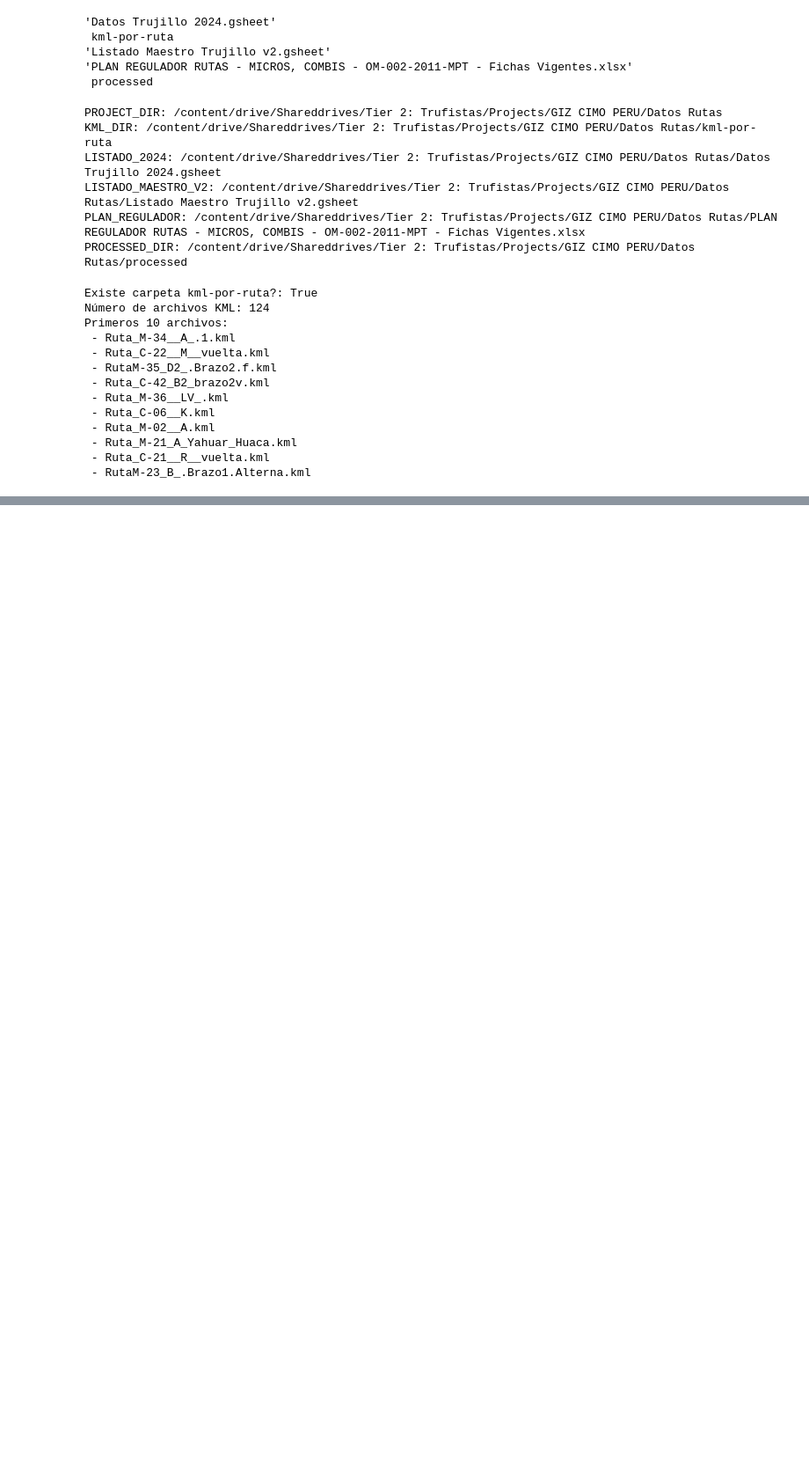
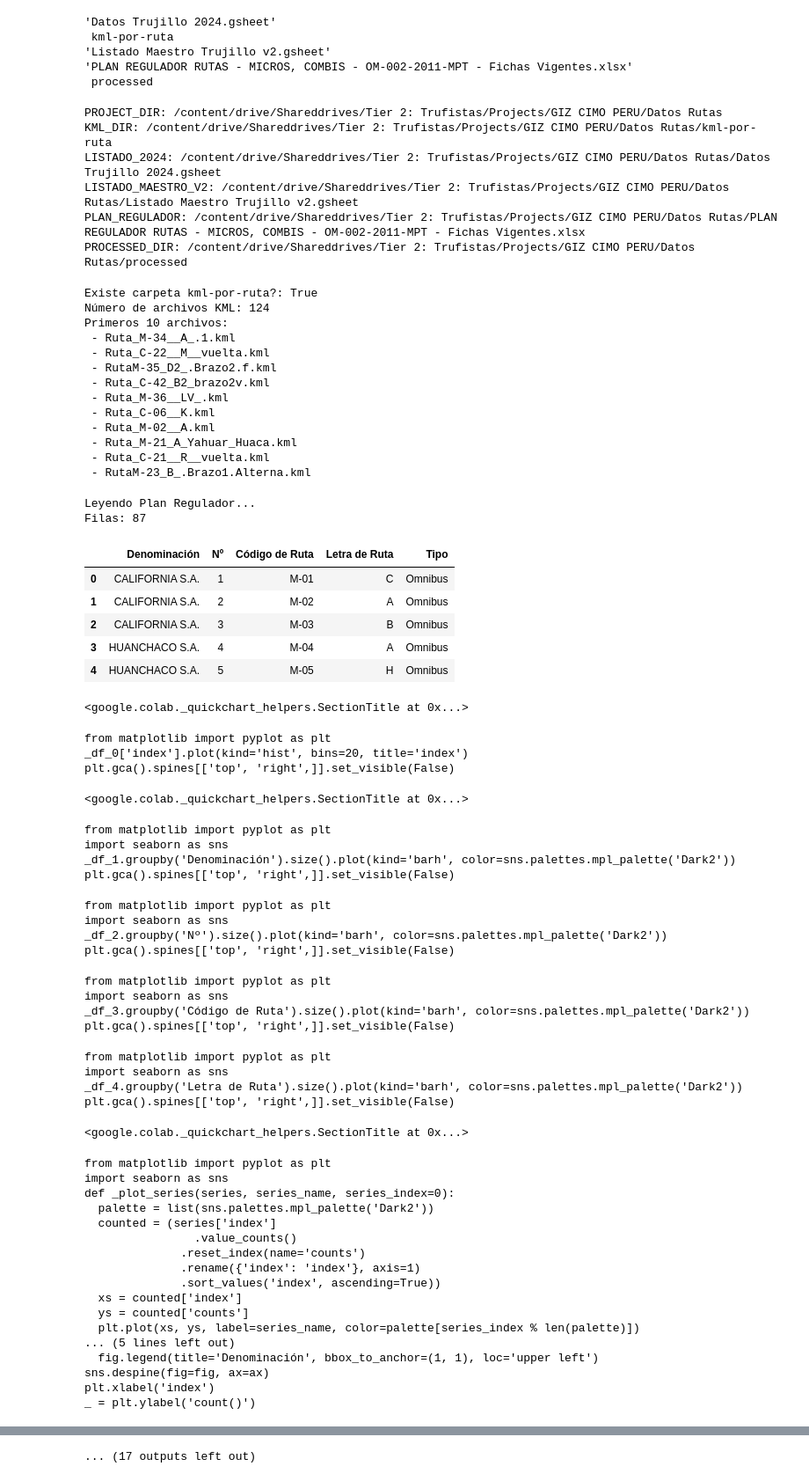
Before and after one commit to leoguti/route-compare, a Jupyter notebook: notebooks/notebooks00_setup.ipynb, the cells around one changed output, grey strips where cells are left out. Shown at 88% size. Saved outputs shown, nothing was run; the diff lists cells and outputs as text; code cells hidden in the pictures; blank space fills up the shorter version.

```diff
--- a/notebooks/notebooks00_setup.ipynb
+++ b/notebooks/notebooks00_setup.ipynb
@@ -62,3 +62,59 @@ Primeros 10 archivos:
  - Ruta_M-21_A_Yahuar_Huaca.kml
  - Ruta_C-21__R__vuelta.kml
  - RutaM-23_B_.Brazo1.Alterna.kml
+# %%
+import pandas as pd
+
+print("Leyendo Plan Regulador...")
+plan_df = pd.read_excel(PLAN_REGULADOR)
+
+print("Filas:", len(plan_df))
+plan_df.head()
+# %% [output]
+Leyendo Plan Regulador...
+Filas: 87
+|  | Denominación | Nº | Código de Ruta | Letra de Ruta | Tipo |
+| 0 | CALIFORNIA S.A. | 1 | M-01 | C | Omnibus |
+| 1 | CALIFORNIA S.A. | 2 | M-02 | A | Omnibus |
+| 2 | CALIFORNIA S.A. | 3 | M-03 | B | Omnibus |
+| 3 | HUANCHACO S.A. | 4 | M-04 | A | Omnibus |
+| 4 | HUANCHACO S.A. | 5 | M-05 | H | Omnibus |
+<google.colab._quickchart_helpers.SectionTitle at 0x...>
+from matplotlib import pyplot as plt
+_df_0['index'].plot(kind='hist', bins=20, title='index')
+plt.gca().spines[['top', 'right',]].set_visible(False)
+<google.colab._quickchart_helpers.SectionTitle at 0x...>
+from matplotlib import pyplot as plt
+import seaborn as sns
+_df_1.groupby('Denominación').size().plot(kind='barh', color=sns.palettes.mpl_palette('Dark2'))
+plt.gca().spines[['top', 'right',]].set_visible(False)
+from matplotlib import pyplot as plt
+import seaborn as sns
+_df_2.groupby('Nº').size().plot(kind='barh', color=sns.palettes.mpl_palette('Dark2'))
+plt.gca().spines[['top', 'right',]].set_visible(False)
+from matplotlib import pyplot as plt
+import seaborn as sns
+_df_3.groupby('Código de Ruta').size().plot(kind='barh', color=sns.palettes.mpl_palette('Dark2'))
+plt.gca().spines[['top', 'right',]].set_visible(False)
+from matplotlib import pyplot as plt
+import seaborn as sns
+_df_4.groupby('Letra de Ruta').size().plot(kind='barh', color=sns.palettes.mpl_palette('Dark2'))
+plt.gca().spines[['top', 'right',]].set_visible(False)
+<google.colab._quickchart_helpers.SectionTitle at 0x...>
+from matplotlib import pyplot as plt
+import seaborn as sns
+def _plot_series(series, series_name, series_index=0):
+  palette = list(sns.palettes.mpl_palette('Dark2'))
+  counted = (series['index']
+                .value_counts()
+              .reset_index(name='counts')
+              .rename({'index': 'index'}, axis=1)
+              .sort_values('index', ascending=True))
+  xs = counted['index']
+  ys = counted['counts']
+  plt.plot(xs, ys, label=series_name, color=palette[series_index % len(palette)])
+... (5 lines left out)
+  fig.legend(title='Denominación', bbox_to_anchor=(1, 1), loc='upper left')
+sns.despine(fig=fig, ax=ax)
+plt.xlabel('index')
+_ = plt.ylabel('count()')
@@ -64,0 +138 @@ Primeros 10 archivos:
+... (17 outputs left out)
```
Also changed, not shown: parts of 3 cells of this notebook.
